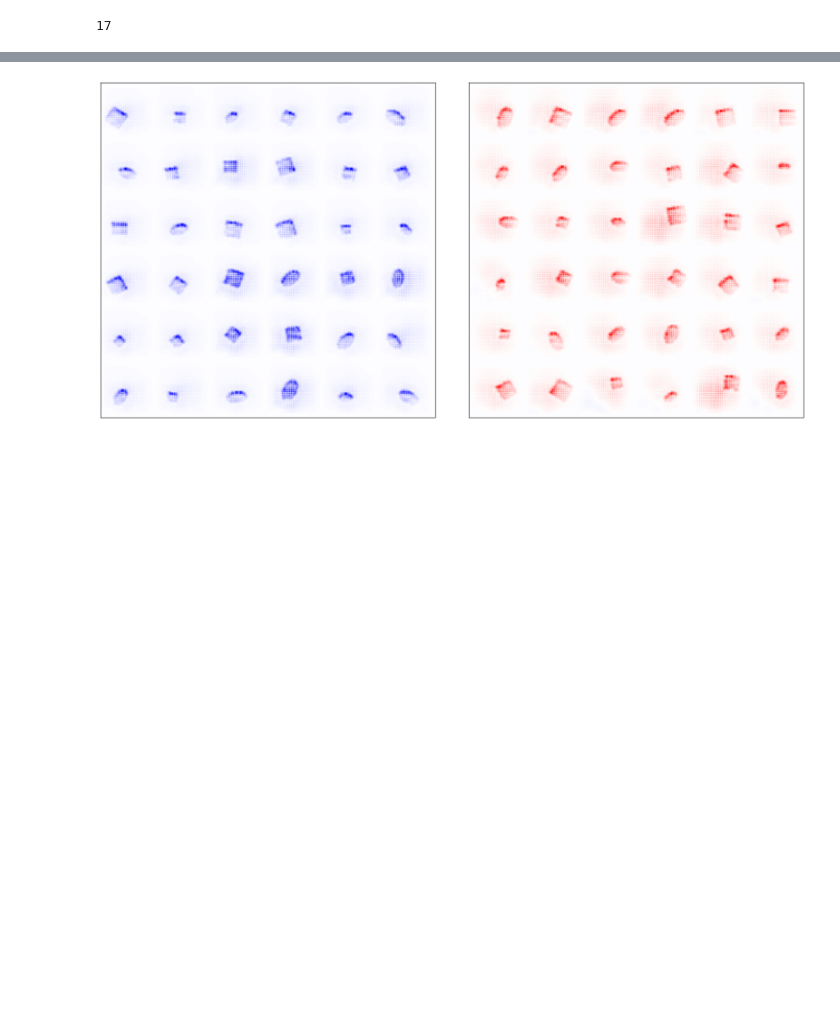
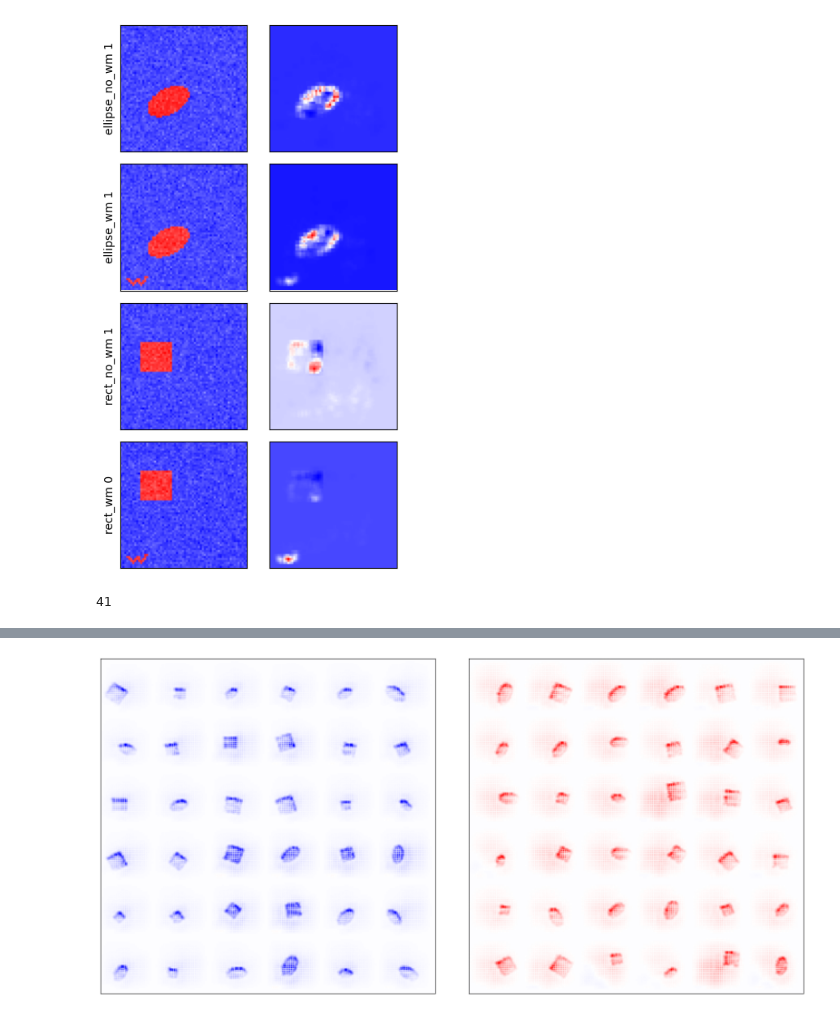
Before and after one commit to lillijo/xai-evaluation-master-thesis, a Jupyter notebook: experiments/new_noisy_dataset.ipynb, the cells around one changed output, grey strips where cells are left out. Cells and saved outputs as stored; diff of their text form; code cells hidden in the pictures; blank space fills up the shorter version.

```diff
--- a/experiments/new_noisy_dataset.ipynb
+++ b/experiments/new_noisy_dataset.ipynb
@@ -94,9 +56,22 @@ imgify(crp_attribution.heatmap(421560))
+# %%
+pnam = ["rectangle", "ellipse"]
+
+imgdict = {
+    f"ellipse_no_wm {preds[0]}": img[0:2],
+    f"ellipse_wm {preds[1]}": img[2:4],
+    f"rect_no_wm {preds[2]}": img[4:6],
+    f"rect_wm {preds[3]}": img[6:],
+}
+
+plot_grid(imgdict, figsize=(4,7))
+# %% [output]
+[figure, added]
 # %%
 model.eval()
 wrong = []
 wrong_idx = []
 MAX_INDEX = 491520
-STEP_SIZE = 100
+STEP_SIZE = 500
 idx = np.array(list(range(0, MAX_INDEX, STEP_SIZE)))
 with torch.no_grad():
     for count, index in enumerate(idx):
@@ -116,7 +91,7 @@ wrong = wrong[inds]
 wrong_idx = wrong_idx[inds]
 len(wrong)
 # %% [output]
-17
+41
 # %%
 modulo = 8
 f, ax = plt.subplots(
```
Also changed, not shown: parts of 17 cells of this notebook, 12 other files.
